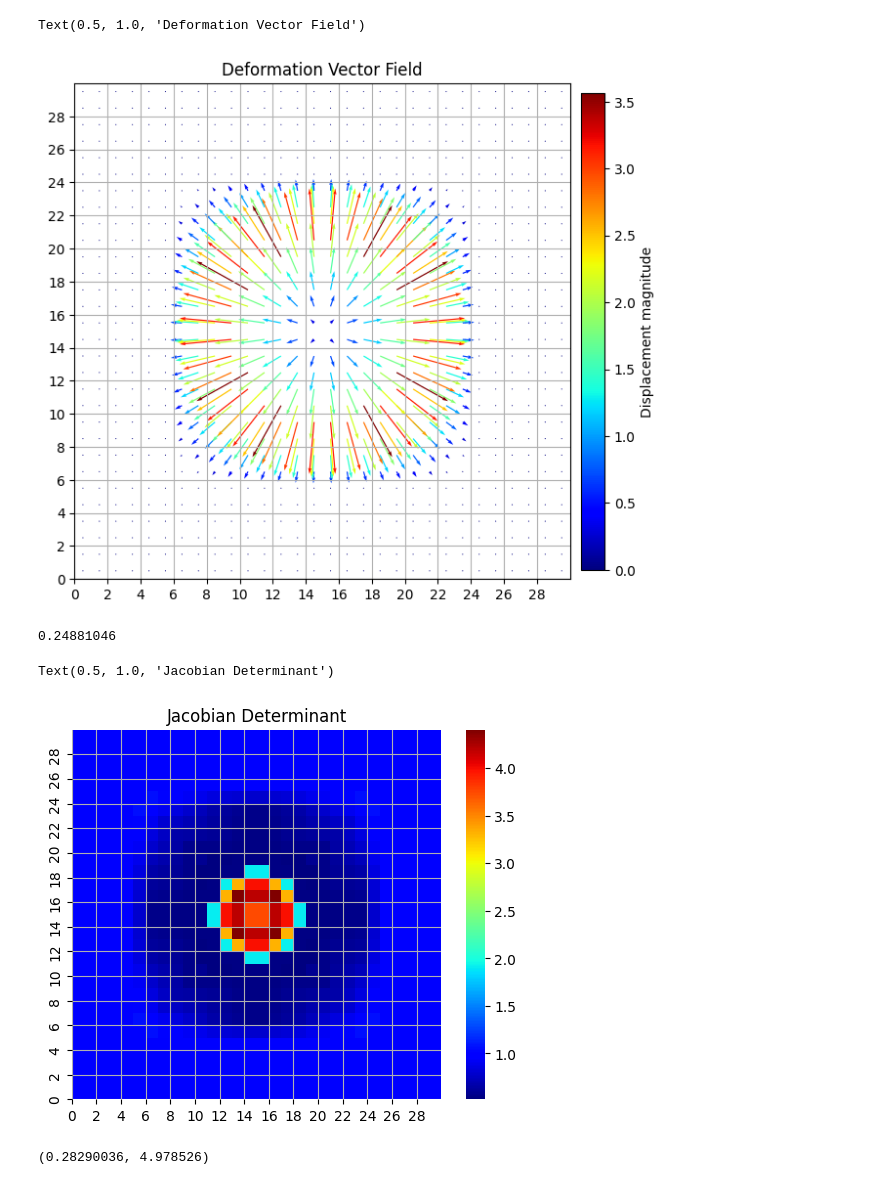
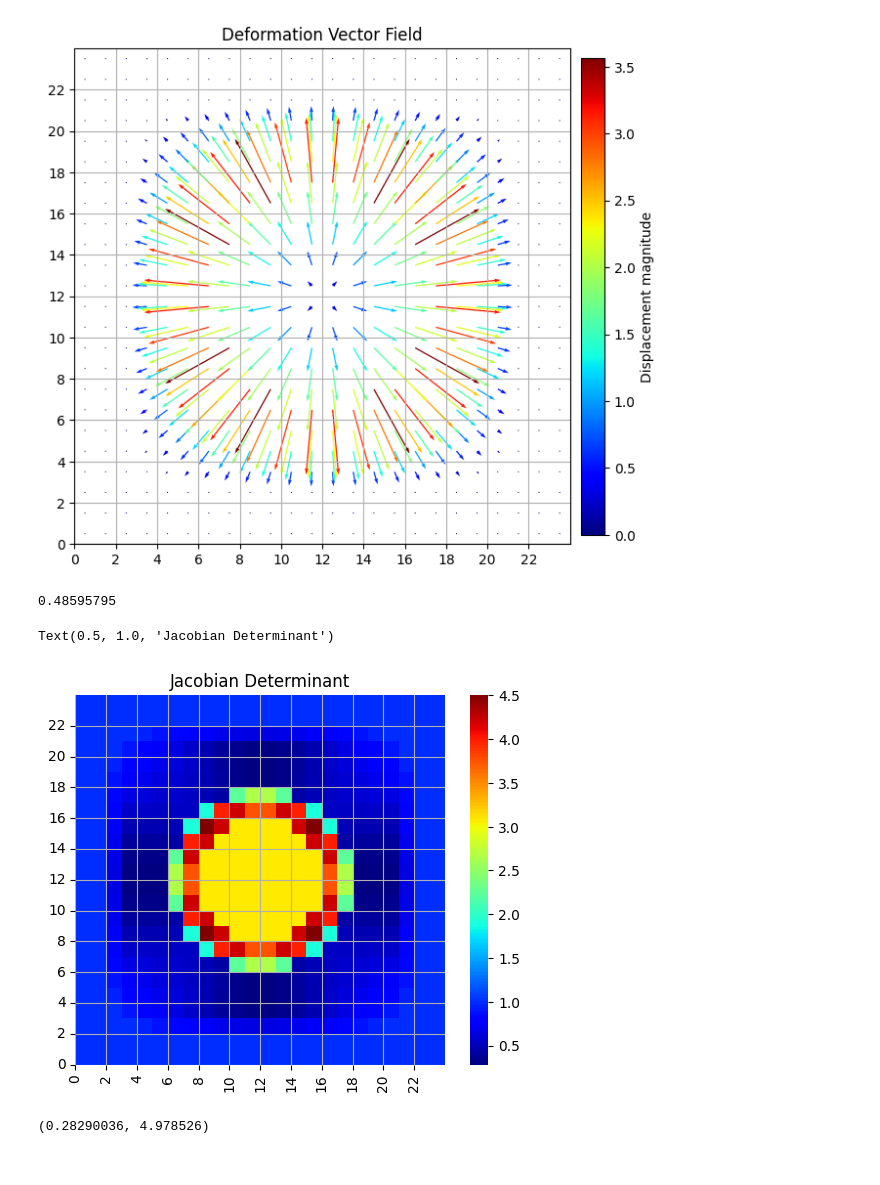
Before and after one commit to joasiee/elastix, a Jupyter notebook: experiments/notebooks/voxels.ipynb, the cells around one changed output. Cells and saved outputs as stored; diff of their text form; code cells hidden in the pictures.

```diff
--- a/experiments/notebooks/voxels.ipynb
+++ b/experiments/notebooks/voxels.ipynb
@@ -11,7 +11,7 @@ from thesispy.definitions import ROOT_DIR, INSTANCES_SRC
 def generate_sphere(x, y, z, radius, center):
     return (x - center[0] + 0.5)**2 + (y - center[1] + 0.5)**2 + (z - center[2] + 0.5)**2 < radius**2
 
-def generate_cube(dims, low, high, val=100):
+def generate_cube(dims, low, high, val=50):
     cube = np.zeros(dims)
     cube[low:high, low:high, low:high] = val
     return cube
@@ -56,26 +56,26 @@ def map_fixed_point_using_sq(p, center, r_sphere_m, r_sq):
     d2 = np.linalg.norm(p_sq - center)
     return p_sphere_m + (d1/d2)**3 * (p_sq - p_sphere_m)
 
-def generate_synthetic_01(version=2):
-    fixed = generate_cube((30, 30, 30), 5, 25)
-    fixed_sphere = generate_sphere(*np.indices(fixed.shape), 5, (15, 15, 15))
-    fixed[fixed_sphere > 0] = 200
+def generate_synthetic_01(version=2, sphere_val=100):
+    fixed = generate_cube((24, 24, 24), 2, 22)
+    fixed_sphere = generate_sphere(*np.indices(fixed.shape), 5, (12, 12, 12))
+    fixed[fixed_sphere > 0] = sphere_val
 
-    moving = generate_cube((30, 30, 30), 5, 25)
-    moving_sphere = generate_sphere(*np.indices(moving.shape), 8, (15, 15, 15))
-    moving[moving_sphere > 0] = 200
+    moving = generate_cube((24, 24, 24), 2, 22)
+    moving_sphere = generate_sphere(*np.indices(moving.shape), 8, (12, 12, 12))
+    moving[moving_sphere > 0] = sphere_val
 
-    dvf = np.zeros((30, 30, 30, 3), dtype=np.float32)
-    for p in np.ndindex((30, 30, 30)):
+    dvf = np.zeros((24, 24, 24, 3), dtype=np.float32)
+    for p in np.ndindex((24, 24, 24)):
         p_pixel = np.array(p) + 0.5
         if fixed_sphere[p] > 0:
-            dvf[p] = map_sphere(p_pixel, 5, (15, 15, 15), 8) - p_pixel
+            dvf[p] = map_sphere(p_pixel, 5, (12, 12, 12), 8) - p_pixel
 
         elif fixed[p] > 0:
             if version == 1:
-                dvf[p] = map_fixed_point_using_spheres(p_pixel, (15,15,15), 8, 10) - p_pixel
+                dvf[p] = map_fixed_point_using_spheres(p_pixel, (12,12,12), 8, 10) - p_pixel
             elif version == 2:
-                dvf[p] = map_fixed_point_using_sq(p_pixel, (15,15,15), 8, 10) - p_pixel
+                dvf[p] = map_fixed_point_using_sq(p_pixel, (12,12,12), 8, 10) - p_pixel
             else:
                 raise Exception(f"Invalid version number: {version}")
 
@@ -290,24 +289,24 @@ fixed, moving, dvf = generate_synthetic_01()
 # %%
 plot_dvf(dvf, scale=1)
 plt.title("Deformation Vector Field")
+np.save('01.npy', dvf)
 # %% [output]
-Text(0.5, 1.0, 'Deformation Vector Field')
-[figure, old version]
+[figure, new version]
 # %%
 dvf_rmse(dvf, np.zeros_like(dvf))
 # %% [output]
-0.24881046
+0.48595795
 # %%
 jac_det = jacobian_determinant(dvf)
-sns.heatmap(jac_det[..., 10], cmap='jet', square=True)
+sns.heatmap(jac_det[..., 12], cmap='jet', square=True)
 plt.gca().invert_yaxis()
 plt.gca().set_xticks([i for i in range(jac_det.shape[0])][::2], labels=[i for i in range(jac_det.shape[0])][::2])
 plt.gca().set_yticks([i for i in range(jac_det.shape[1])][::2], labels=[i for i in range(jac_det.shape[1])][::2])
 plt.gca().grid(True)
 plt.title("Jacobian Determinant")
 # %% [output]
 Text(0.5, 1.0, 'Jacobian Determinant')
-[figure, old version]
+[figure, new version]
 # %%
 np.min(jac_det), np.max(jac_det)
 # %% [output]
```
Also changed, not shown: parts of 4 cells of this notebook, 1 other file.
